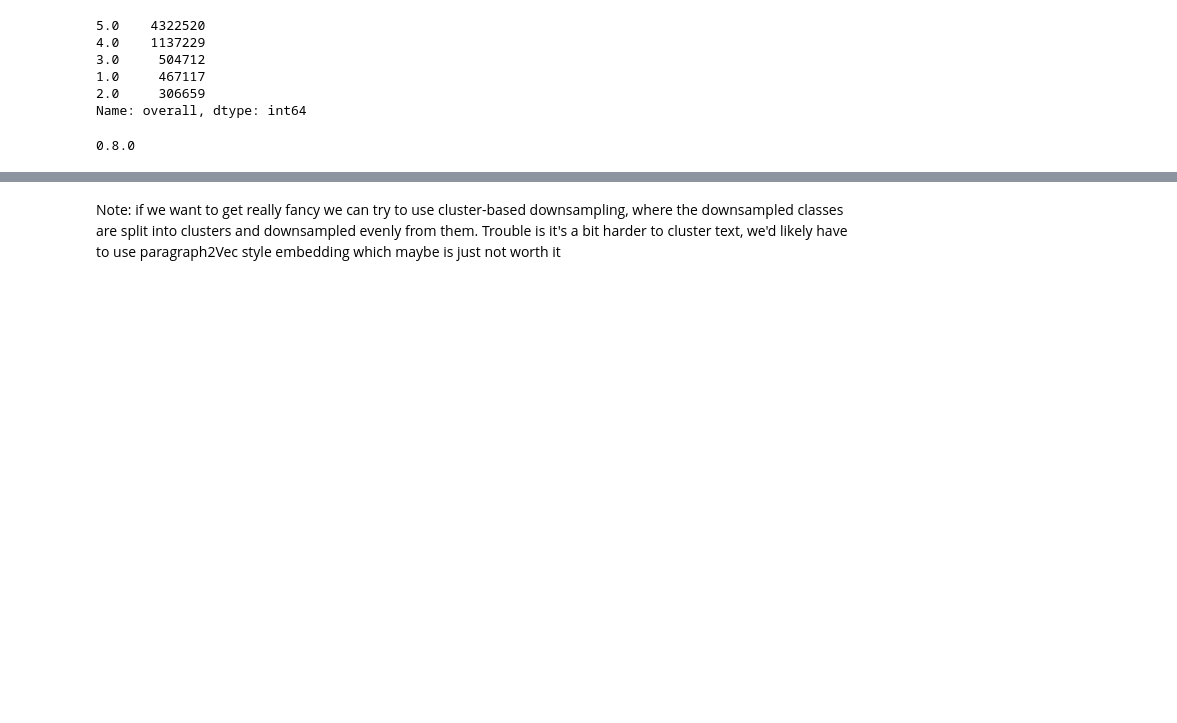
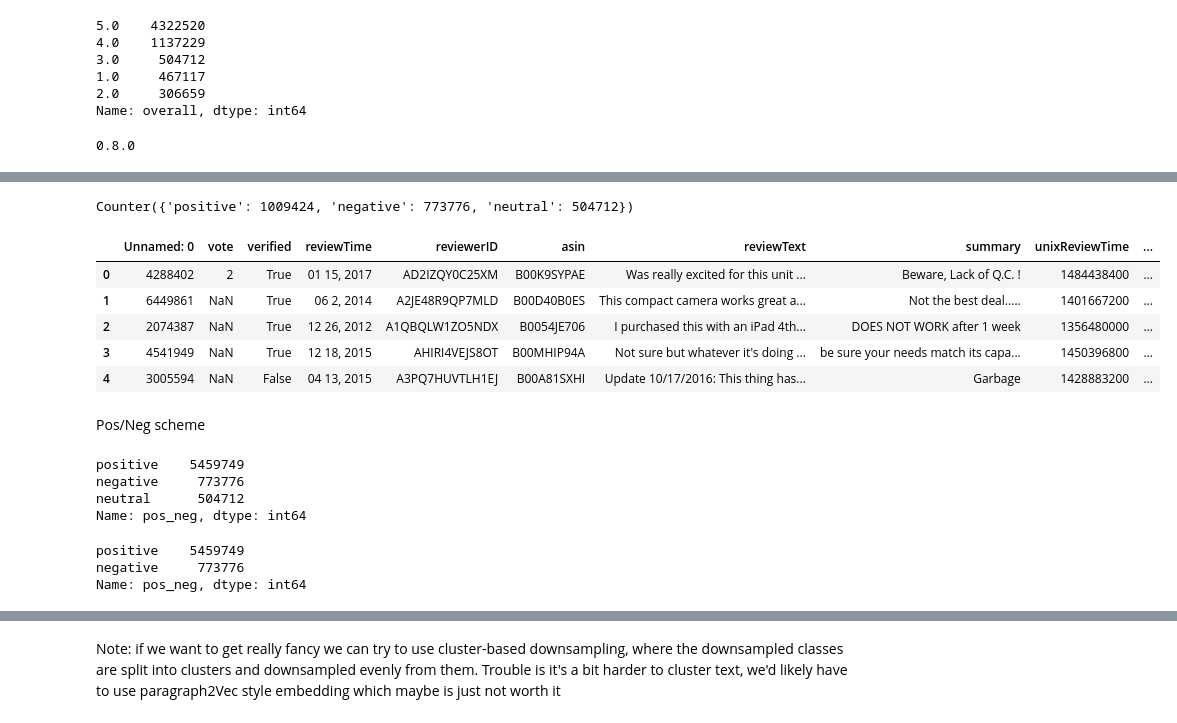
Before and after one commit to dannygallagher/Amazon-Review-Sentiment-Analysis, a Jupyter notebook: Preprocessing and EDA.ipynb, the cells around one changed output, grey strips where cells are left out. Drawn from its saved outputs; the diff is of its cells as text; code cells hidden in the pictures; blank space fills up the shorter version.

```diff
--- a/Preprocessing and EDA.ipynb
+++ b/Preprocessing and EDA.ipynb
@@ -615,0 +673,20 @@ Counter({4.0: 613318, 5.0: 613318, 3.0: 504712, 1.0: 467117, 2.0: 306659})
+# %%
+
+under_pn = RandomUnderSampler(sampling_strategy={'positive': sample_counts['sample_target']['positive'] , 'negative': sample_counts['sample_target']['negative'], 'neutral': sample_counts['sample_target']['neutral']})
+
+x = el_clean.drop(['overall', 'pos_neg', 'neutrality'], axis=1)
+y = el_clean['pos_neg']
+
+x_under, y_under = under_pn.fit_resample(x, y)
+print(Counter(y_under))
+
+el_downsampled_pn = x_under.join(y_under)
+el_downsampled_pn.head()
+# %% [output]
+Counter({'positive': 1009424, 'negative': 773776, 'neutral': 504712})
+|  | Unnamed: 0 | vote | verified | reviewTime | reviewerID | asin | reviewText | summary | unixReviewTime | ... |
+| 0 | 4288402 | 2 | True | 01 15, 2017 | AD2IZQY0C25XM | B00K9SYPAE | Was really excited for this unit ... | Beware, Lack of Q.C. ! | 1484438400 | ... |
+| 1 | 6449861 | NaN | True | 06 2, 2014 | A2JE48R9QP7MLD | B00D40B0ES | This compact camera works great a... | Not the best deal..... | 1401667200 | ... |
+| 2 | 2074387 | NaN | True | 12 26, 2012 | A1QBQLW1ZO5NDX | B0054JE706 | I purchased this with an iPad 4th... | DOES NOT WORK after 1 week | 1356480000 | ... |
+| 3 | 4541949 | NaN | True | 12 18, 2015 | AHIRI4VEJS8OT | B00MHIP94A | Not sure but whatever it's doing ... | be sure your needs match its capa... | 1450396800 | ... |
+| 4 | 3005594 | NaN | False | 04 13, 2015 | A3PQ7HUVTLH1EJ | B00A81SXHI | Update 10/17/2016: This thing has... | Garbage | 1428883200 | ... |
@@ -615,0 +695,21 @@ Counter({4.0: 613318, 5.0: 613318, 3.0: 504712, 1.0: 467117, 2.0: 306659})
+# %% [markdown]
+Pos/Neg scheme
+# %%
+%%time
+
+#drop all neutral items before downsampling
+drop_indices = el_clean[el_clean['pos_neg'] == 'neutral'].index
+el_posneg = el_clean.drop(drop_indices, inplace = False)
+# %% [output]
+positive    5459749
+negative     773776
+neutral      504712
+Name: pos_neg, dtype: int64
+# %%
+#Check no positive or negative recors were deleted
+rating_counts = el_posneg['pos_neg'].value_counts()
+rating_counts
+# %% [output]
+positive    5459749
+negative     773776
+Name: pos_neg, dtype: int64
```
Also changed, not shown: parts of 71 cells of this notebook.
